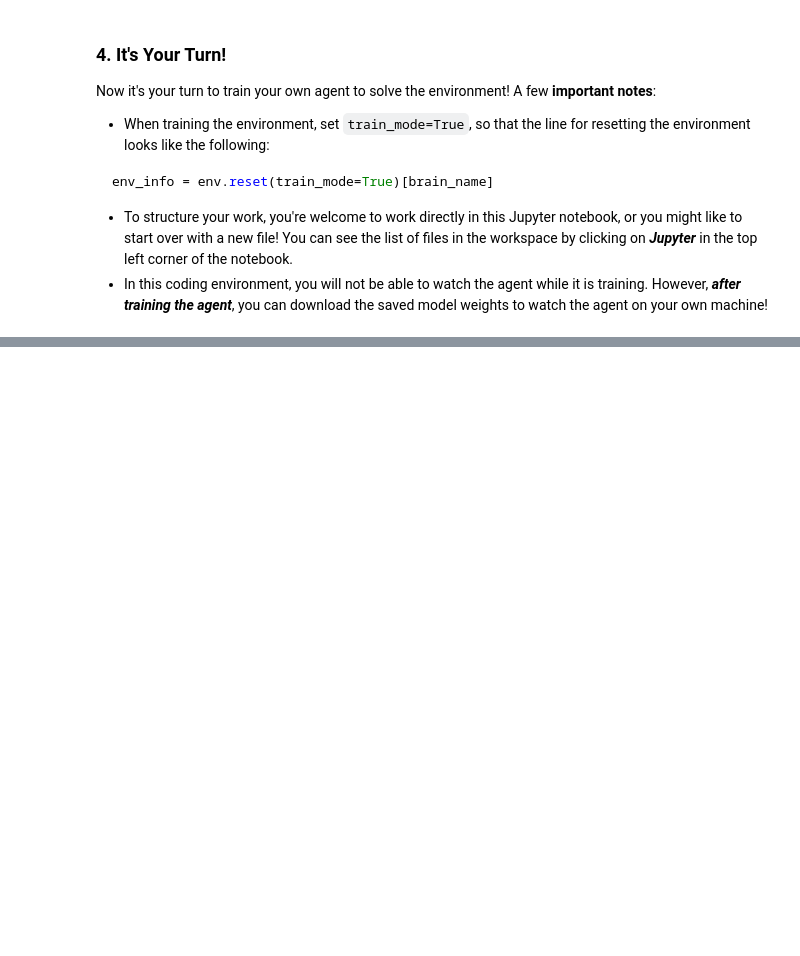
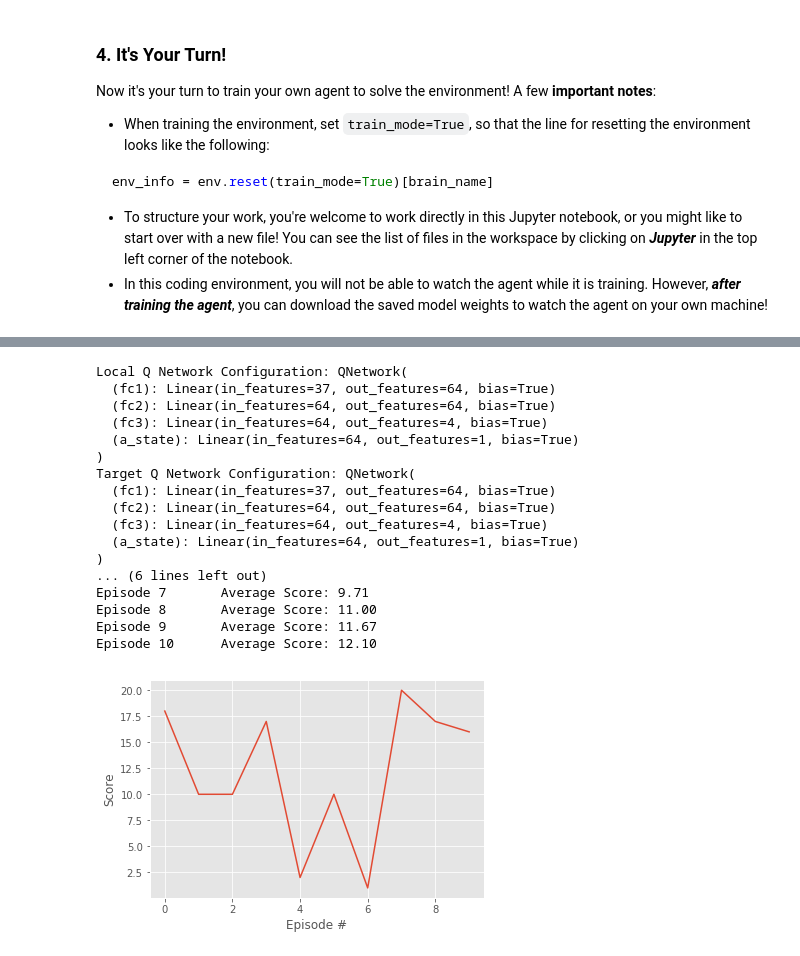
Before and after one commit to swastiknath/rl_ud_1, a Jupyter notebook: Navigation.ipynb, the cells around one changed output, grey strips where cells are left out. Cells and saved outputs as stored; diff of their text form; code cells hidden in the pictures; blank space fills up the shorter version.

```diff
--- a/Navigation.ipynb
+++ b/Navigation.ipynb
@@ -119,0 +179,54 @@ from collections import namedtuple
+# %%
+import torch
+agent = Agent(state_size=state_size, action_size=action_size, seed=0)
+
+# load the weights from file
+checkpoint = 'checkpoint.pth'
+agent.qnetwork_local.load_state_dict(torch.load(checkpoint))
+
+num_episodes = 10
+scores = []
+for i_episode in range(1,num_episodes+1):
+    env_info = env.reset(train_mode=False)[brain_name] # reset the environment
+    state = env_info.vector_observations[0]            # get the current state
+    score = 0                                          # initialize the score
+    while True:
+        action = agent.act(state, eps=0)               # select an action
+        env_info = env.step(action)[brain_name]        # send the action to the environment
+        next_state = env_info.vector_observations[0]   # get the next state
+        reward = env_info.rewards[0]                   # get the reward
+        done = env_info.local_done[0]                  # see if episode has finished
+        #agent.step(state, action, reward, next_state, done) # do the learning
+        score += reward                                # update the score
+        state = next_state                             # roll over the state to next time step
+        if done:                                       # exit loop if episode finished
+            scores.append(score)
+            print('\rEpisode {}\tAverage Score: {:.2f}'.format(i_episode, np.mean(scores)))
+            break
+
+# plot the scores
+fig = plt.figure()
+ax = fig.add_subplot(111)
+plt.plot(np.arange(len(scores)), scores)
+plt.ylabel('Score')
+plt.xlabel('Episode #')
+plt.show()
+# %% [output]
+Local Q Network Configuration: QNetwork(
+  (fc1): Linear(in_features=37, out_features=64, bias=True)
+  (fc2): Linear(in_features=64, out_features=64, bias=True)
+  (fc3): Linear(in_features=64, out_features=4, bias=True)
+  (a_state): Linear(in_features=64, out_features=1, bias=True)
+)
+Target Q Network Configuration: QNetwork(
+  (fc1): Linear(in_features=37, out_features=64, bias=True)
+  (fc2): Linear(in_features=64, out_features=64, bias=True)
+  (fc3): Linear(in_features=64, out_features=4, bias=True)
+  (a_state): Linear(in_features=64, out_features=1, bias=True)
+)
+... (6 lines left out)
+Episode 7       Average Score: 9.71
+Episode 8       Average Score: 11.00
+Episode 9       Average Score: 11.67
+Episode 10      Average Score: 12.10
+[figure, added]
```
Also changed, not shown: parts of 10 cells of this notebook, 1 other file.
